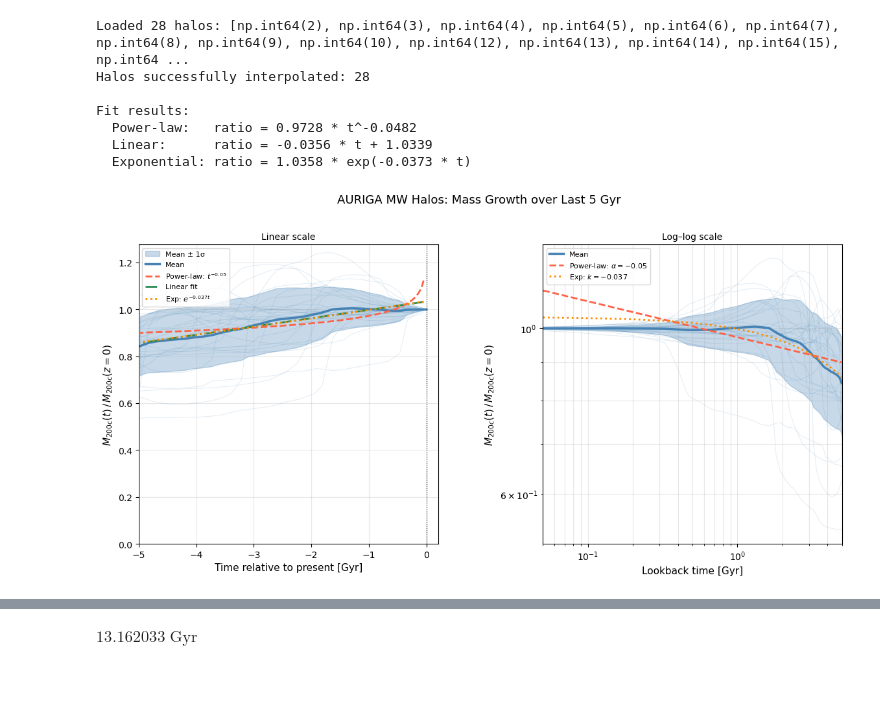
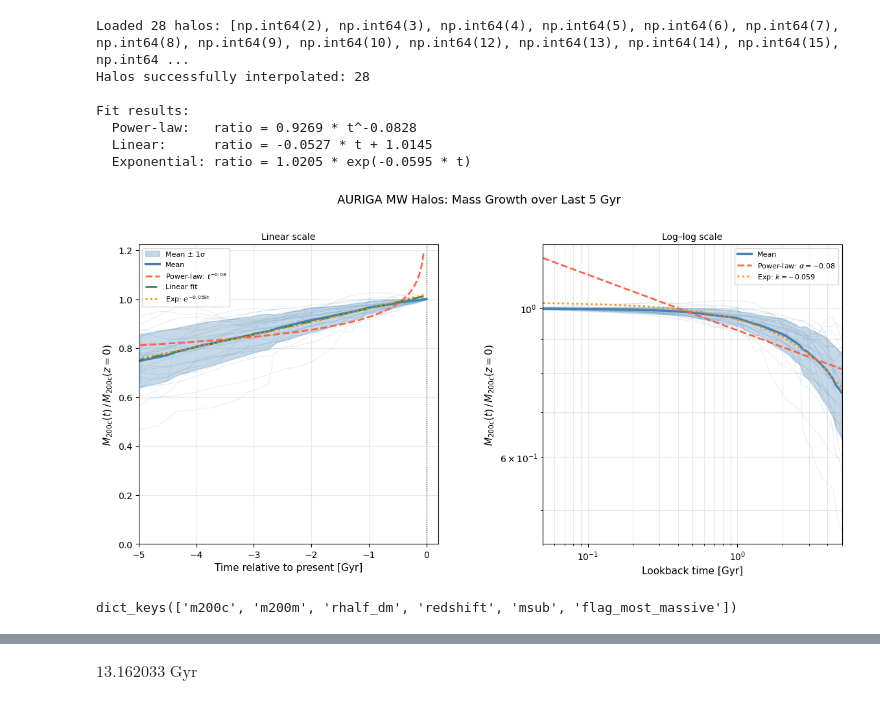
Before and after one commit to shriy-stars/mw_gpotential_streams, a Jupyter notebook: notebooks/AURIGA_masses.ipynb, the cells around one changed output, grey strips where cells are left out. Drawn from its saved outputs; the diff is of its cells as text; code cells hidden in the pictures.

```diff
--- a/notebooks/AURIGA_masses.ipynb
+++ b/notebooks/AURIGA_masses.ipynb
@@ -17,7 +17,7 @@ from scipy.optimize import curve_fit
 
 # ── Config ──────────────────────────────────────────────────────────────────
 AURIGA_DIR = '/astro/store/shire/stream_team/auriga_props'
-MASS_PROPS_DIR = Path(AURIGA_DIR) / "AURIGA_MW_m200.pkl"
+MASS_PROPS_DIR = Path(AURIGA_DIR) / "AURIGA_MW_m200_new.pkl"
 
 T_MIN, T_MAX = 0.0, 5.0          # Gyr lookback time window
 N_GRID       = 200                # interpolation grid points
@@ -41,7 +41,7 @@ ratio_matrix = []   # shape: (n_halos, N_GRID)
 
 for hid in halo_ids:
     z    = mass_props[hid]["redshift"]
-    m200 = mass_props[hid]["m200c"]
+    m200 = mass_props[hid]["msub"]
 
     # lookback time for each snapshot, rounded like the user wants
     t_lb = np.around(WMAP9.lookback_time(z).value, decimals=DECIMALS)
@@ -169,37 +169,37 @@ for row in ratio_matrix:
 ok = (t_grid > 0) & np.isfinite(mean_ratio) & (mean_ratio > 0)
 ax2.fill_between(t_grid[ok],
                  (mean_ratio - std_ratio)[ok],
                  (mean_ratio + std_ratio)[ok],
                  color="steelblue", alpha=0.3)
 ax2.loglog(t_grid[ok], mean_ratio[ok], color="steelblue", lw=2.5, label="Mean")
 
 ax2.loglog(t_fit, a_pl * t_fit**b_pl, color="tomato", lw=2, ls="--",
            label=f"Power-law: $\\alpha={b_pl:.2f}$")
 if exp_ok:
     ax2.loglog(t_fit, exp_model(t_fit, A_exp, k_exp), color="darkorange",
                lw=2, ls=":", label=f"Exp: $k={k_exp:.3f}$")
 
 ax2.set_xlabel("Lookback time [Gyr]", fontsize=11)
 ax2.set_ylabel(r"$M_{200c}(t)\,/\,M_{200c}(z=0)$", fontsize=11)
 ax2.set_title("Log–log scale", fontsize=10)
 ax2.set_xlim(0.05, T_MAX)
 ax2.legend(fontsize=8)
 ax2.grid(True, which="both", alpha=0.3)
 
 plt.tight_layout()
 # plt.savefig("/mnt/user-data/outputs/auriga_mass_growth.pdf", bbox_inches="tight", dpi=150)
 # plt.savefig("/mnt/user-data/outputs/auriga_mass_growth.png", bbox_inches="tight", dpi=150)
 # plt.show()
 # print("\nSaved: auriga_mass_growth.pdf / .png")
 # %% [output]
 Loaded 28 halos: [np.int64(2), np.int64(3), np.int64(4), np.int64(5), np.int64(6), np.int64(7), np.int64(8), np.int64(9), np.int64(10), np.int64(12), np.int64(13), np.int64(14), np.int64(15), np.int64 ...
 Halos successfully interpolated: 28
 
 Fit results:
-  Power-law:   ratio = 0.9728 * t^-0.0482
-  Linear:      ratio = -0.0356 * t + 1.0339
-  Exponential: ratio = 1.0358 * exp(-0.0373 * t)
+  Power-law:   ratio = 0.9269 * t^-0.0828
+  Linear:      ratio = -0.0527 * t + 1.0145
+  Exponential: ratio = 1.0205 * exp(-0.0595 * t)
-[figure, old version]
+[figure, new version]
 # %%
 import os, sys, pickle, numpy as np
 from pathlib import Path
@@ -230,3 +230,7 @@ with open(MASS_PROPS_DIR, 'rb') as f:
 mass_props.pop(1, None); mass_props.pop(11, None)
 # # Lookback time from astropy cosmology:
 from astropy.cosmology import WMAP9
+# %%
+mass_props[2].keys()
+# %% [output]
+dict_keys(['m200c', 'm200m', 'rhalf_dm', 'redshift', 'msub', 'flag_most_massive'])
```
Also changed, not shown: parts of 4 cells of this notebook, 5 other files.
